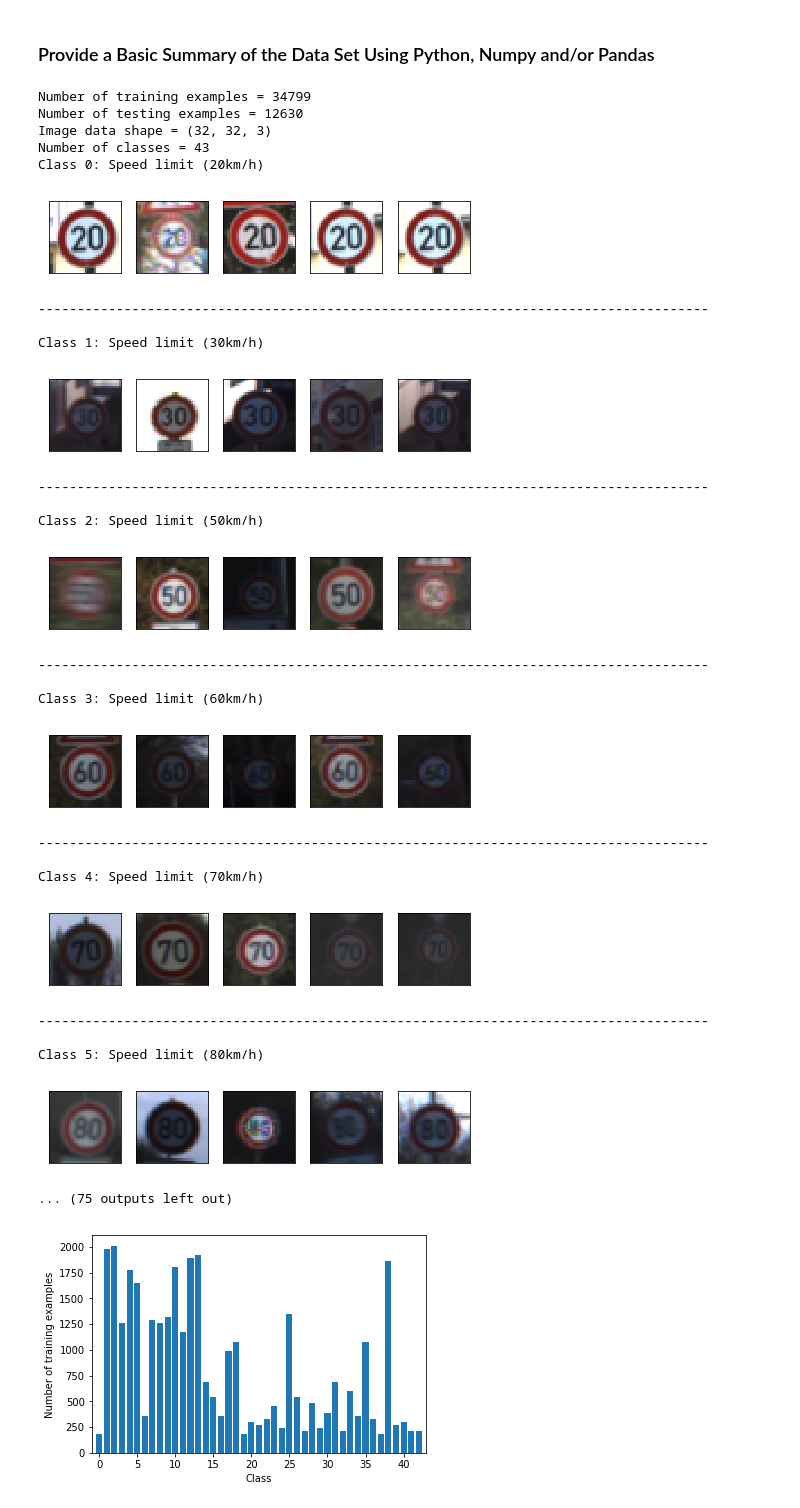
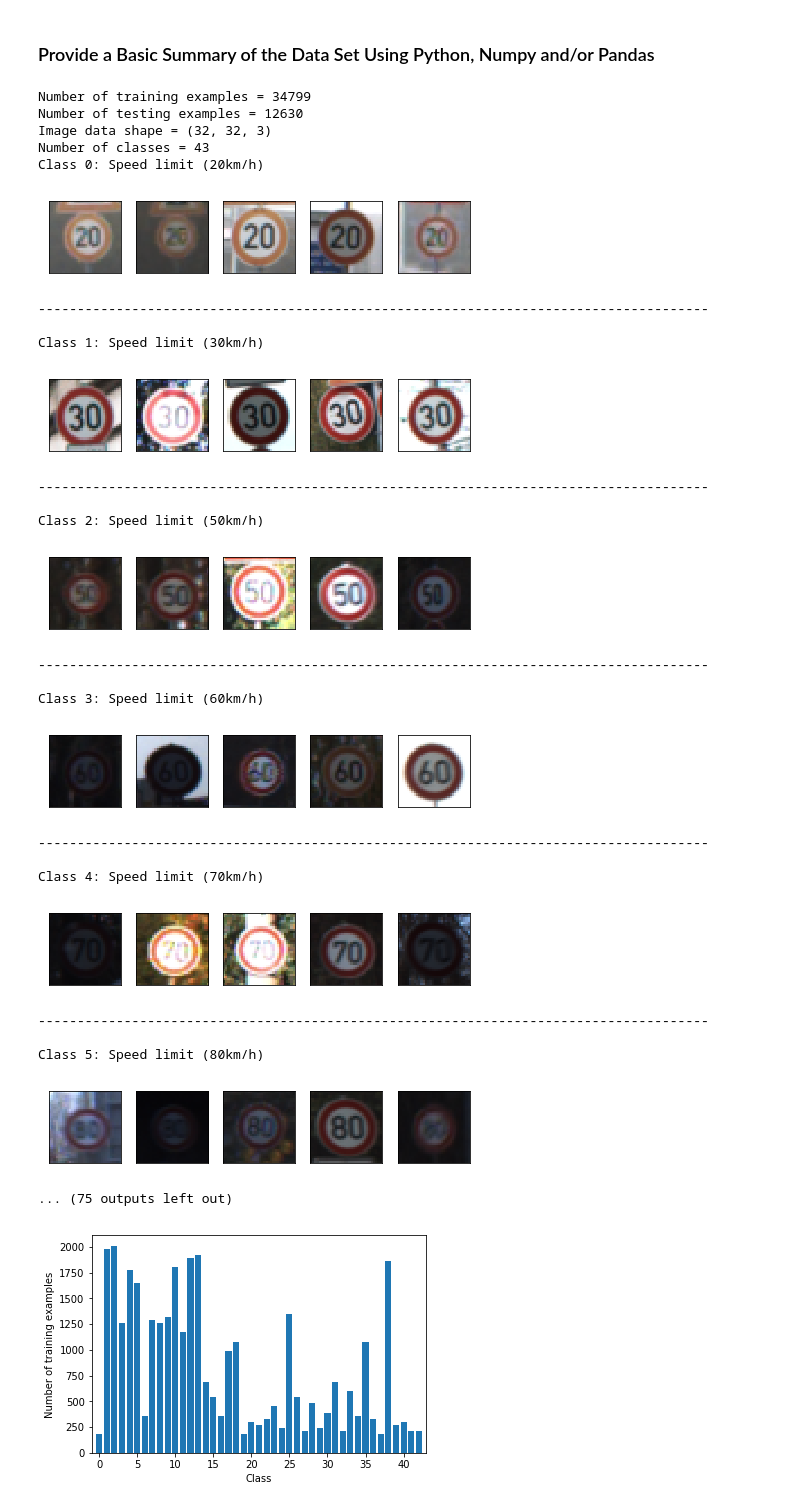
Before and after one commit to zacharyz/sdc-p2, a Jupyter notebook: Traffic_Sign_Classifier.ipynb, the cells around one changed output. Cells and saved outputs as stored; diff of their text form; code cells hidden in the pictures.

```diff
--- a/Traffic_Sign_Classifier.ipynb
+++ b/Traffic_Sign_Classifier.ipynb
@@ -91,52 +91,52 @@ print("Number of classes =", n_classes)
 
 
 #Globals
 IMG_SIZE = image_shape[0]  # square image of size IMG_SIZE x IMG_SIZE
 GRAYSCALE = True  # convert image to grayscale?
 INPUT_CHANNELS = 1 if GRAYSCALE else image_shape[2]
 NUM_CLASSES = n_classes
 
 import random
 
 col_width = max(len(name) for name in sign_names)
 
-for c, c_index in zip(sign_classes, class_indices):
+for c, c_index, c_count in zip(sign_classes, class_indices, class_counts):
     print("Class %i: %-*s " % (c, col_width, sign_names[c]))
     fig = pyplot.figure(figsize = (6, 1))
     fig.subplots_adjust(left = 0, right = 1, bottom = 0, top = 1, hspace = 0.05, wspace = 0.05)
     random_indices = random.sample(range(c_index, c_index + c_count), 5)
     for i in range(5):
         axis = fig.add_subplot(1, 5, i + 1, xticks=[], yticks=[])
         axis.imshow(X_train[random_indices[i]])
     pyplot.show()
     print("--------------------------------------------------------------------------------------\n")
 # %% [output]
 Number of training examples = 34799
 Number of testing examples = 12630
 Image data shape = (32, 32, 3)
 Number of classes = 43
 Class 0: Speed limit (20km/h)
-[figure, old version]
+[figure, new version]
 --------------------------------------------------------------------------------------
 
 Class 1: Speed limit (30km/h)
-[figure, old version]
+[figure, new version]
 --------------------------------------------------------------------------------------
 
 Class 2: Speed limit (50km/h)
-[figure, old version]
+[figure, new version]
 --------------------------------------------------------------------------------------
 
 Class 3: Speed limit (60km/h)
-[figure, old version]
+[figure, new version]
 --------------------------------------------------------------------------------------
 
 Class 4: Speed limit (70km/h)
-[figure, old version]
+[figure, new version]
 --------------------------------------------------------------------------------------
 
 Class 5: Speed limit (80km/h)
-[figure, old version]
+[figure, new version]
 ... (75 outputs left out)
 # %%
 pyplot.bar( np.arange( 43 ), class_counts, align='center' )
```
Also changed, not shown: parts of 5 cells of this notebook.
